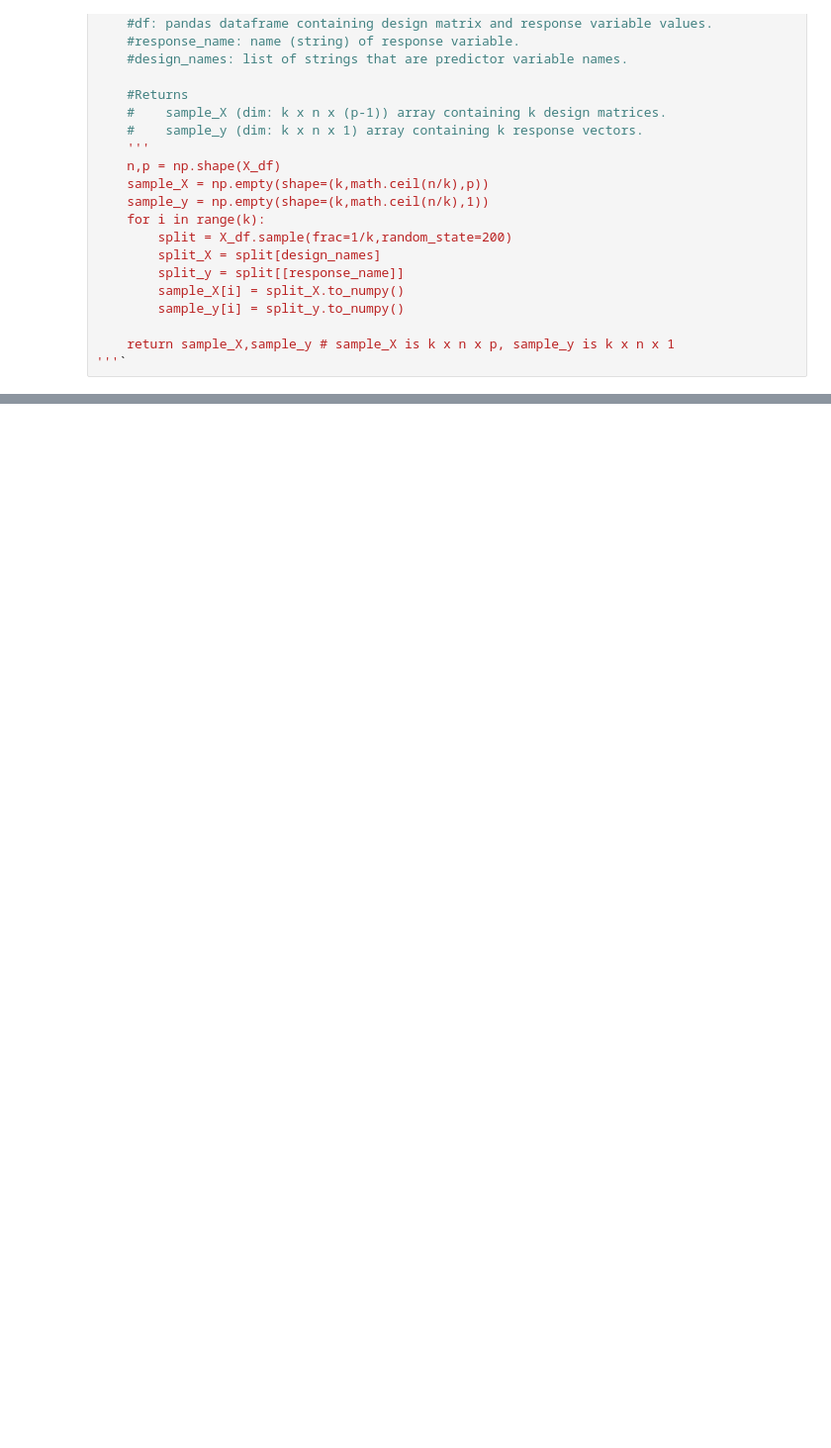
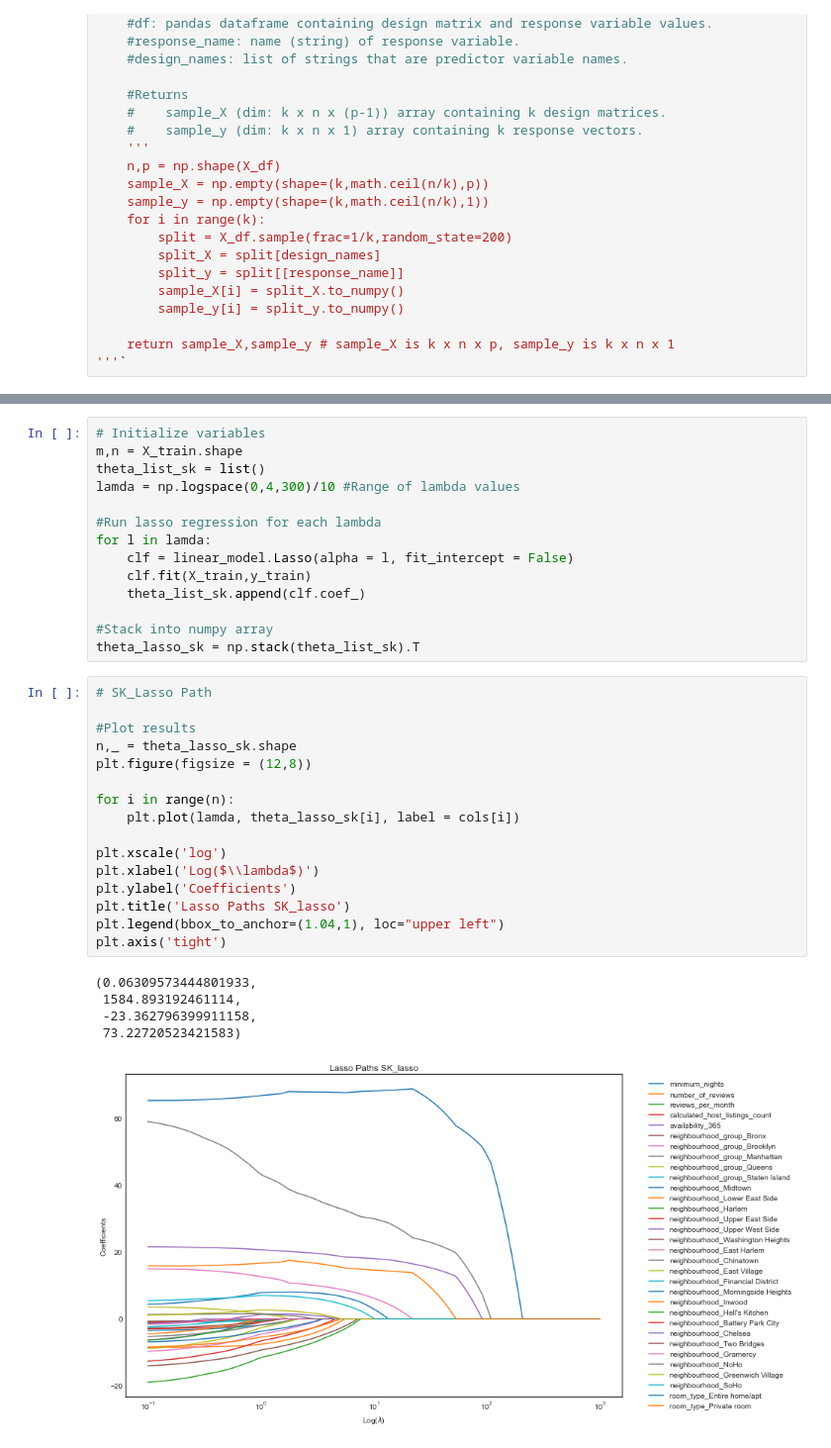
Before and after one commit to Sgipn/Airbnb_PricePred, a Jupyter notebook: notebooks/Lasso Regression.ipynb, the cells around one changed output, grey strips where cells are left out. Shown at 99% size. Saved outputs shown, nothing was run; the diff lists cells and outputs as text; blank space fills up the shorter version.

```diff
--- a/notebooks/Lasso Regression.ipynb
+++ b/notebooks/Lasso Regression.ipynb
@@ -460,0 +423,36 @@ IndexError: index 32 is out of bounds for axis 0 with size 32
+# %%
+# Initialize variables
+m,n = X_train.shape
+theta_list_sk = list()
+lamda = np.logspace(0,4,300)/10 #Range of lambda values
+
+#Run lasso regression for each lambda
+for l in lamda:
+    clf = linear_model.Lasso(alpha = l, fit_intercept = False)
+    clf.fit(X_train,y_train)
+    theta_list_sk.append(clf.coef_)
+
+#Stack into numpy array
+theta_lasso_sk = np.stack(theta_list_sk).T
+# %%
+# SK_Lasso Path
+
+#Plot results
+n,_ = theta_lasso_sk.shape
+plt.figure(figsize = (12,8))
+
+for i in range(n):
+    plt.plot(lamda, theta_lasso_sk[i], label = cols[i])
+
+plt.xscale('log')
+plt.xlabel('Log($\\lambda$)')
+plt.ylabel('Coefficients')
+plt.title('Lasso Paths SK_lasso')
+plt.legend(bbox_to_anchor=(1.04,1), loc="upper left")
+plt.axis('tight')
+# %% [output]
+(0.06309573444801933,
+ 1584.893192461114,
+ -23.362796399911158,
+ 73.22720523421583)
+[figure, added]
```
Also changed, not shown: parts of 36 cells of this notebook.
